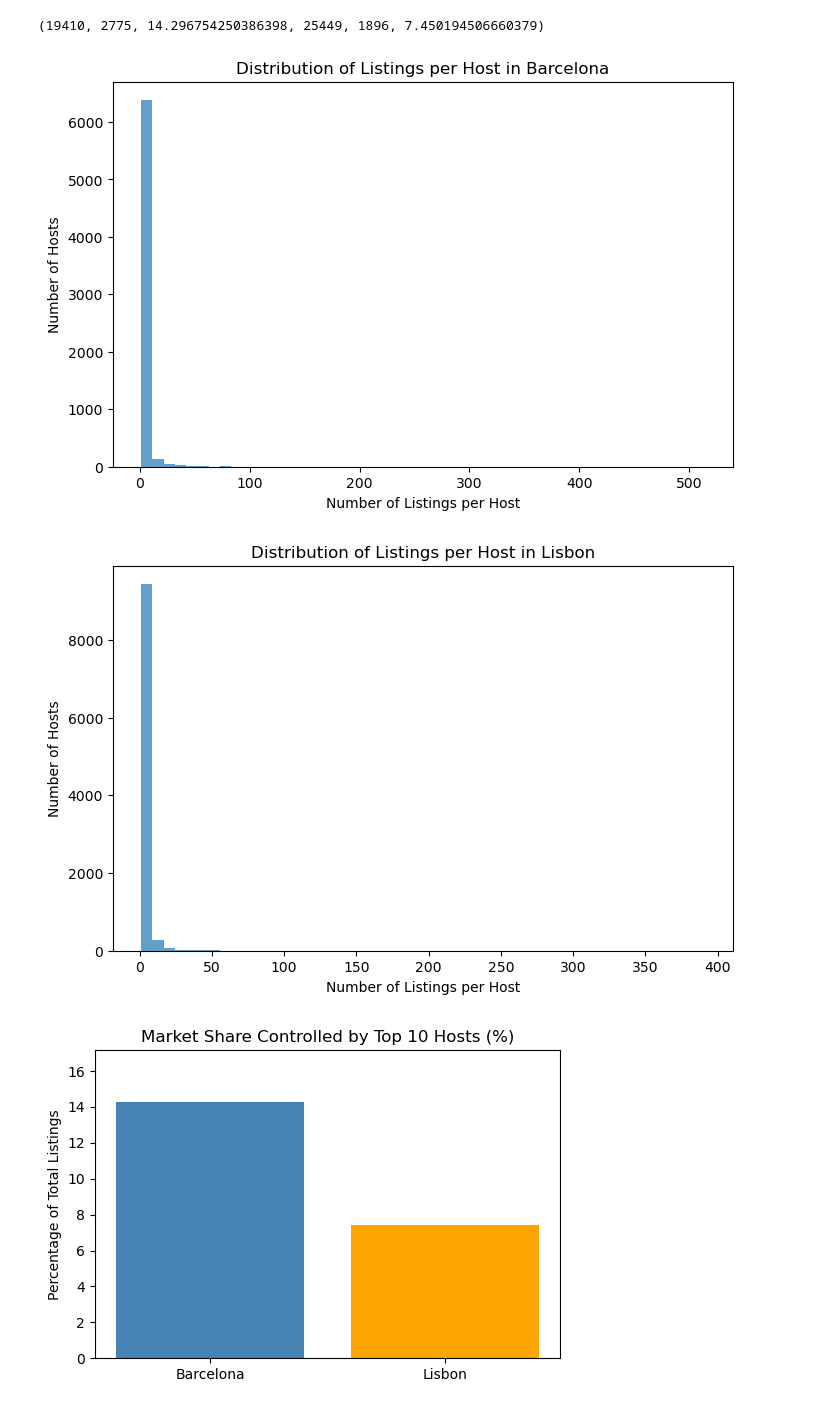
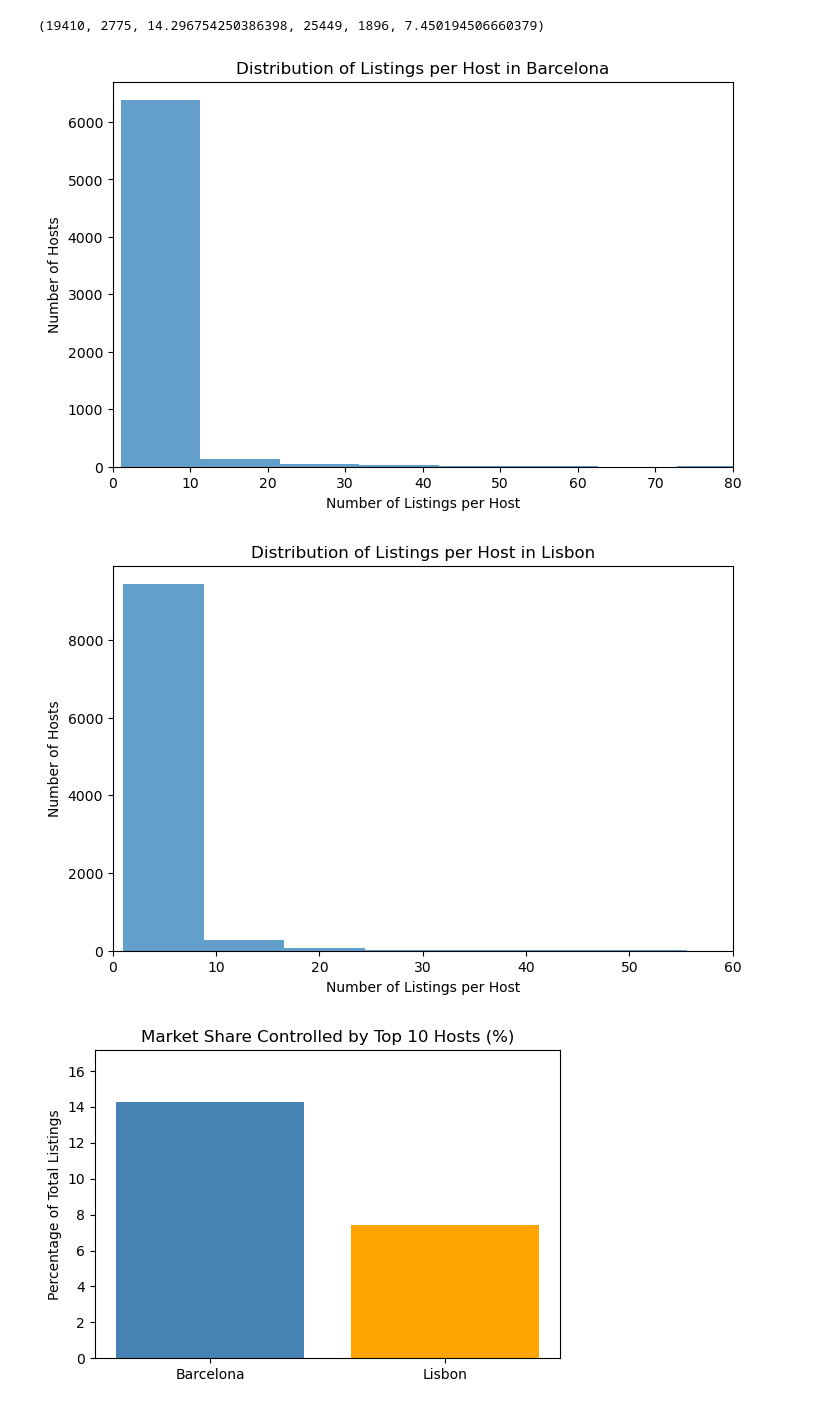
Before and after one commit to quimrosello01-spec/Final_project, a Jupyter notebook: notebooks/part2.ipynb, the cells around one changed output. Saved outputs shown, nothing was run; the diff lists cells and outputs as text; code cells hidden in the pictures.

```diff
--- a/notebooks/part2.ipynb
+++ b/notebooks/part2.ipynb
@@ -82,22 +82,24 @@ total_bcn, top10_bcn, pct_bcn, total_lisboa, top10_lisboa, pct_lisboa
 # %%
 import matplotlib.pyplot as plt
 
 plt.figure(figsize=(8,5))
 plt.hist(bcn_hosts, bins=50, alpha=0.7)
 plt.title("Distribution of Listings per Host in Barcelona")
 plt.xlabel("Number of Listings per Host")
 plt.ylabel("Number of Hosts")
+plt.xlim(0,80)
 plt.show()
 
 plt.figure(figsize=(8,5))
 plt.hist(lisboa_hosts, bins=50, alpha=0.7)
 plt.title("Distribution of Listings per Host in Lisbon")
 plt.xlabel("Number of Listings per Host")
 plt.ylabel("Number of Hosts")
+plt.xlim(0,60)
 plt.show()
 # %% [output]
-[figure, old version]
+[figure, new version]
-[figure, old version]
+[figure, new version]
 # %%
 import matplotlib.pyplot as plt
 
```
